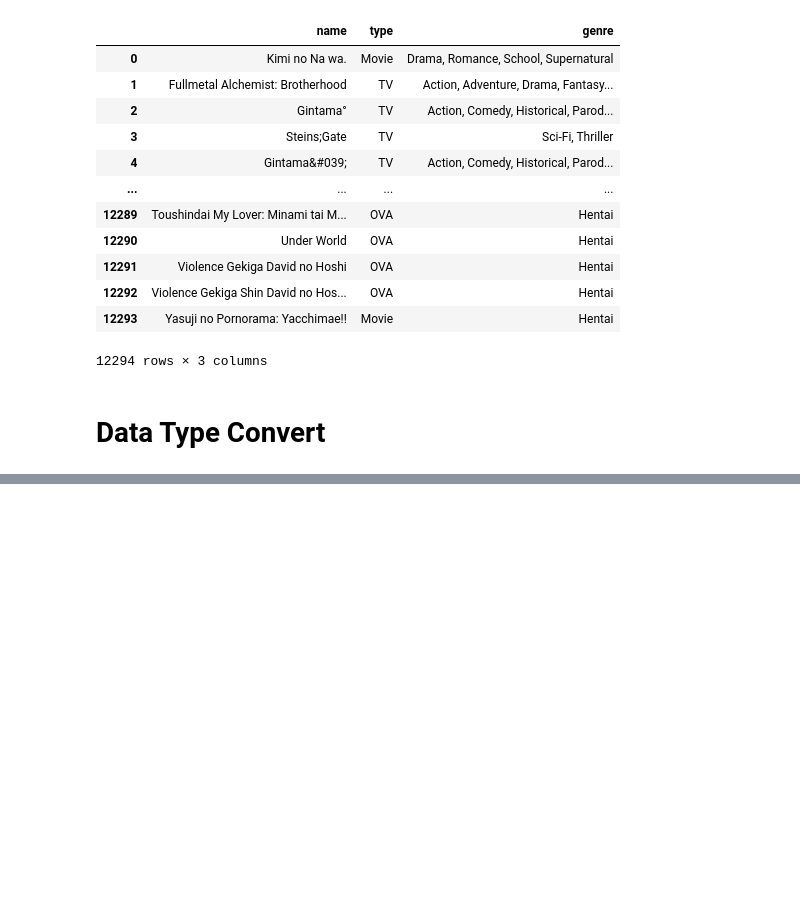
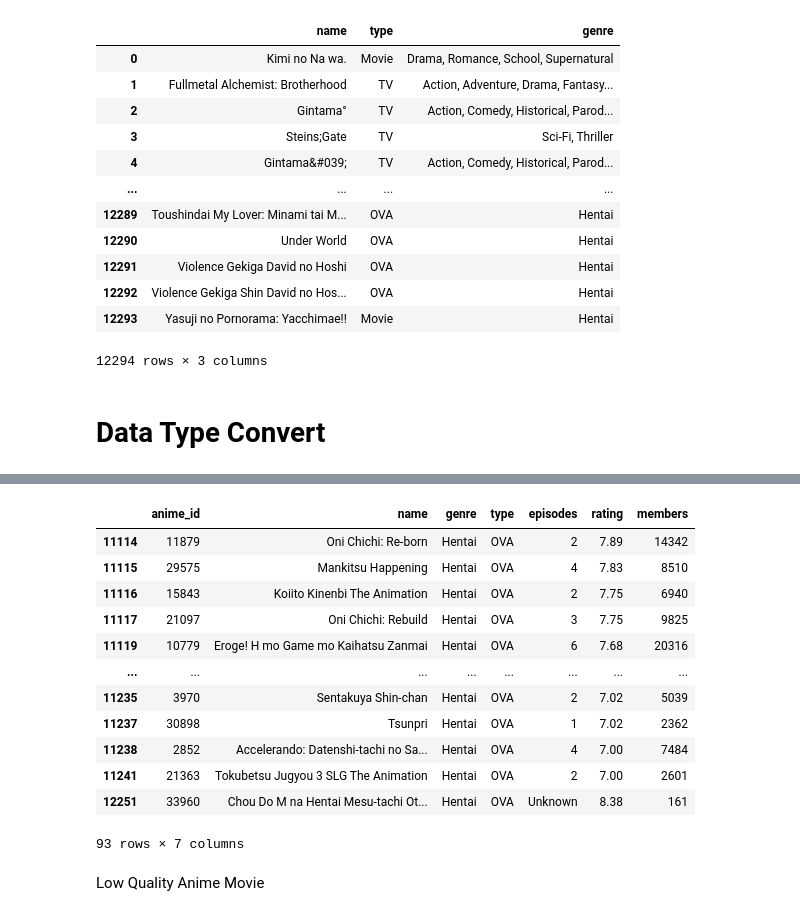
Before and after one commit to aknggendang/data_sciene, a Jupyter notebook: archive/anime.ipynb, the cells around one changed output, grey strips where cells are left out. Saved outputs shown, nothing was run; the diff lists cells and outputs as text; code cells hidden in the pictures; blank space fills up the shorter version.

```diff
--- a/archive/anime.ipynb
+++ b/archive/anime.ipynb
@@ -136,0 +213,18 @@ anime_ds.loc[:,["name","type","genre"]]
+# %%
+anime_ds[(anime_ds["rating"] >= 7.0) & (anime_ds["genre"] == "Hentai")]
+# %% [output]
+|  | anime_id | name | genre | type | episodes | rating | members |
+| 11114 | 11879 | Oni Chichi: Re-born | Hentai | OVA | 2 | 7.89 | 14342 |
+| 11115 | 29575 | Mankitsu Happening | Hentai | OVA | 4 | 7.83 | 8510 |
+| 11116 | 15843 | Koiito Kinenbi The Animation | Hentai | OVA | 2 | 7.75 | 6940 |
+| 11117 | 21097 | Oni Chichi: Rebuild | Hentai | OVA | 3 | 7.75 | 9825 |
+| 11119 | 10779 | Eroge! H mo Game mo Kaihatsu Zanmai | Hentai | OVA | 6 | 7.68 | 20316 |
+| ... | ... | ... | ... | ... | ... | ... | ... |
+| 11235 | 3970 | Sentakuya Shin-chan | Hentai | OVA | 2 | 7.02 | 5039 |
+| 11237 | 30898 | Tsunpri | Hentai | OVA | 1 | 7.02 | 2362 |
+| 11238 | 2852 | Accelerando: Datenshi-tachi no Sa... | Hentai | OVA | 4 | 7.00 | 7484 |
+| 11241 | 21363 | Tokubetsu Jugyou 3 SLG The Animation | Hentai | OVA | 2 | 7.00 | 2601 |
+| 12251 | 33960 | Chou Do M na Hentai Mesu-tachi Ot... | Hentai | OVA | Unknown | 8.38 | 161 |
+93 rows × 7 columns
+# %% [markdown]
+Low Quality Anime Movie
```
Also changed, not shown: parts of 18 cells of this notebook.
